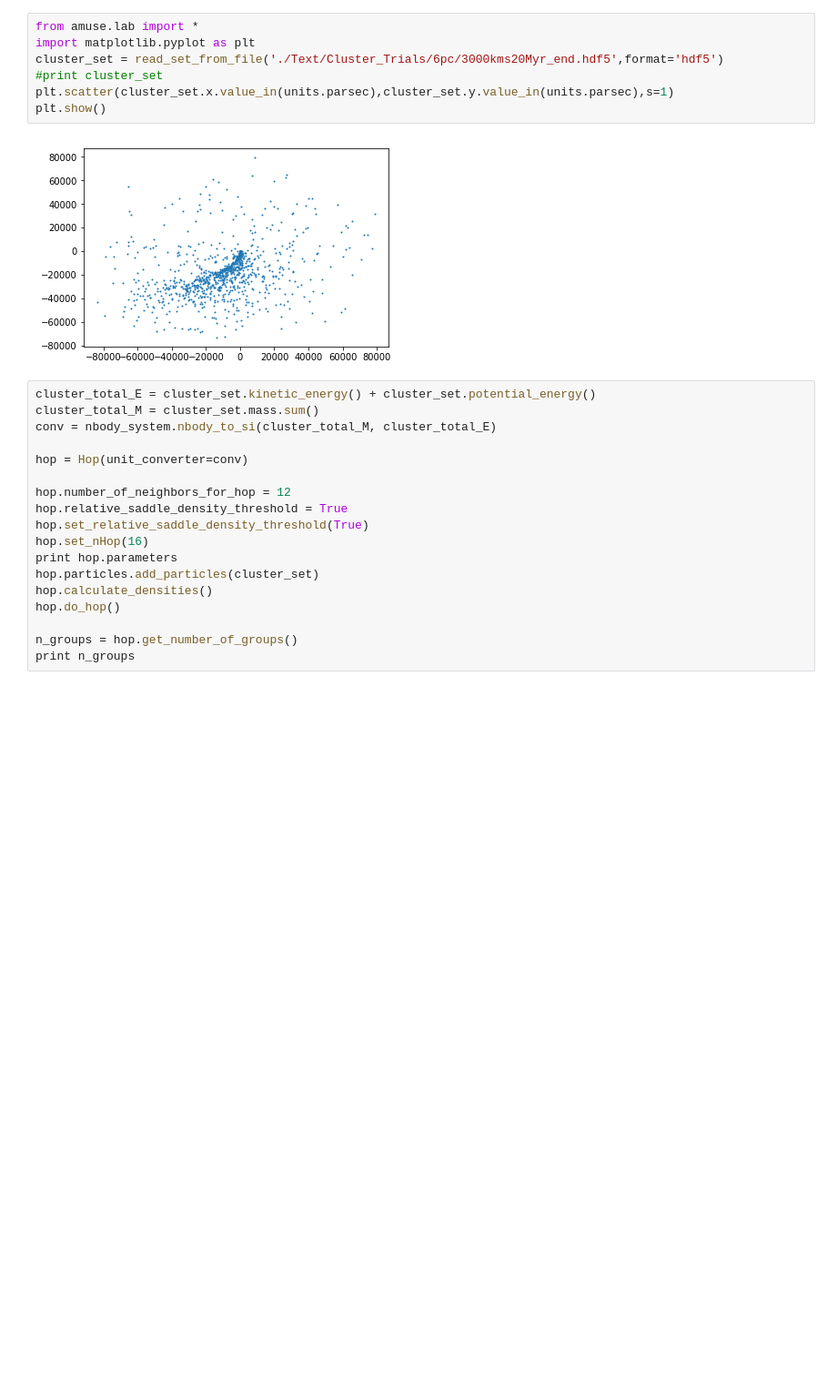
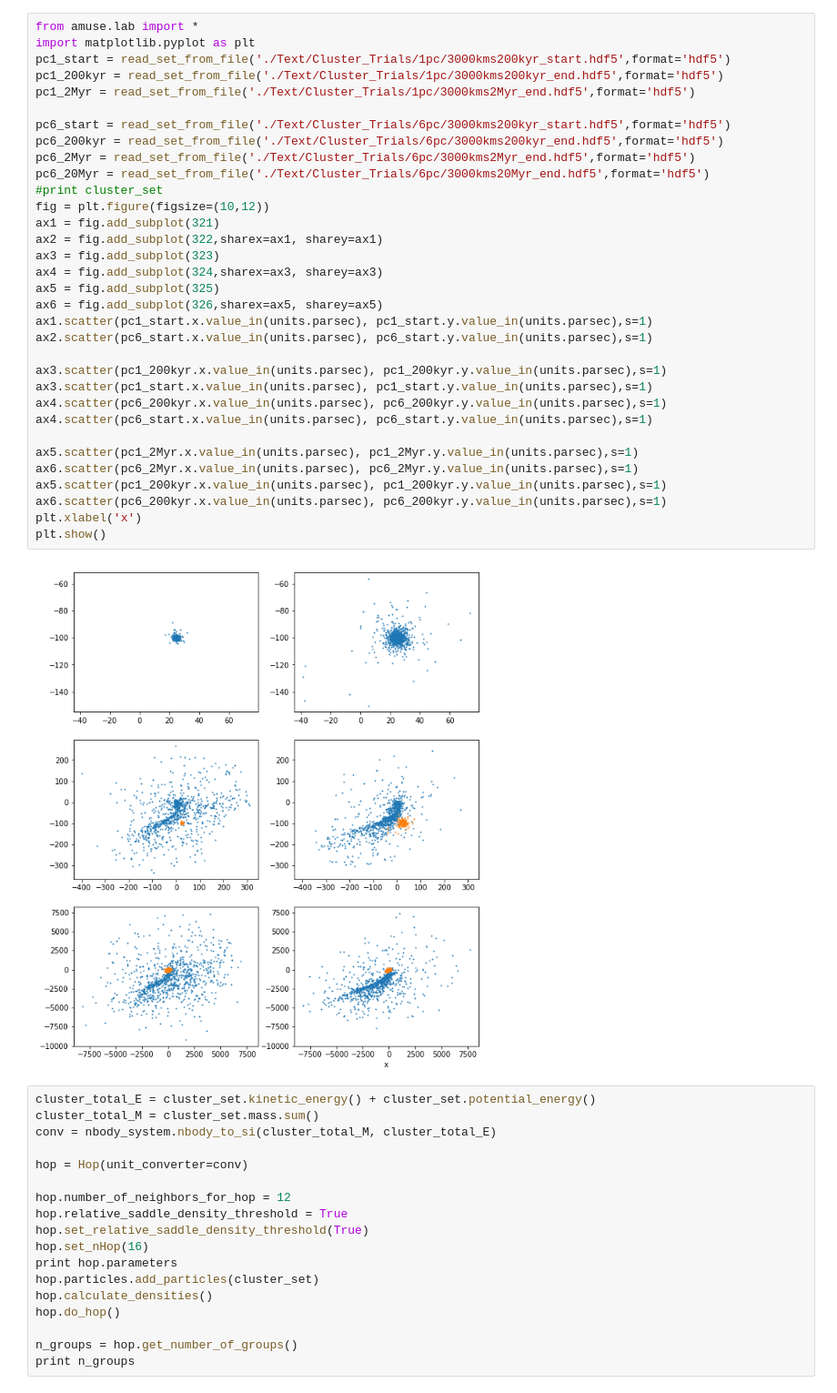
Before and after one commit to seanlabean/summer-research, a Jupyter notebook: Scripts/cluster_plots.ipynb, the cells around one changed output. Shown at 91% size. Cells and saved outputs as stored; diff of their text form; blank space fills up the shorter version.

Commit message:
Recorded particle set data for 6pc and 1pc clusters.

```diff
--- a/Scripts/cluster_plots.ipynb
+++ b/Scripts/cluster_plots.ipynb
@@ -111,12 +109,38 @@ plt.show()
-# %%
-from amuse.lab import *
-import matplotlib.pyplot as plt
-cluster_set = read_set_from_file('./Text/Cluster_Trials/6pc/3000kms20Myr_end.hdf5',format='hdf5')
-#print cluster_set
-plt.scatter(cluster_set.x.value_in(units.parsec),cluster_set.y.value_in(units.parsec),s=1)
-plt.show()
-# %% [output]
-[figure, removed]
+# %%
+from amuse.lab import *
+import matplotlib.pyplot as plt
+pc1_start = read_set_from_file('./Text/Cluster_Trials/1pc/3000kms200kyr_start.hdf5',format='hdf5')
+pc1_200kyr = read_set_from_file('./Text/Cluster_Trials/1pc/3000kms200kyr_end.hdf5',format='hdf5')
+pc1_2Myr = read_set_from_file('./Text/Cluster_Trials/1pc/3000kms2Myr_end.hdf5',format='hdf5')
+
+pc6_start = read_set_from_file('./Text/Cluster_Trials/6pc/3000kms200kyr_start.hdf5',format='hdf5')
+pc6_200kyr = read_set_from_file('./Text/Cluster_Trials/6pc/3000kms200kyr_end.hdf5',format='hdf5')
+pc6_2Myr = read_set_from_file('./Text/Cluster_Trials/6pc/3000kms2Myr_end.hdf5',format='hdf5')
+pc6_20Myr = read_set_from_file('./Text/Cluster_Trials/6pc/3000kms20Myr_end.hdf5',format='hdf5')
+#print cluster_set
+fig = plt.figure(figsize=(10,12))
+ax1 = fig.add_subplot(321)
+ax2 = fig.add_subplot(322,sharex=ax1, sharey=ax1)
+ax3 = fig.add_subplot(323)
+ax4 = fig.add_subplot(324,sharex=ax3, sharey=ax3)
+ax5 = fig.add_subplot(325)
+ax6 = fig.add_subplot(326,sharex=ax5, sharey=ax5)
+ax1.scatter(pc1_start.x.value_in(units.parsec), pc1_start.y.value_in(units.parsec),s=1)
+ax2.scatter(pc6_start.x.value_in(units.parsec), pc6_start.y.value_in(units.parsec),s=1)
+
+ax3.scatter(pc1_200kyr.x.value_in(units.parsec), pc1_200kyr.y.value_in(units.parsec),s=1)
+ax3.scatter(pc1_start.x.value_in(units.parsec), pc1_start.y.value_in(units.parsec),s=1)
+ax4.scatter(pc6_200kyr.x.value_in(units.parsec), pc6_200kyr.y.value_in(units.parsec),s=1)
+ax4.scatter(pc6_start.x.value_in(units.parsec), pc6_start.y.value_in(units.parsec),s=1)
+
+ax5.scatter(pc1_2Myr.x.value_in(units.parsec), pc1_2Myr.y.value_in(units.parsec),s=1)
+ax6.scatter(pc6_2Myr.x.value_in(units.parsec), pc6_2Myr.y.value_in(units.parsec),s=1)
+ax5.scatter(pc1_200kyr.x.value_in(units.parsec), pc1_200kyr.y.value_in(units.parsec),s=1)
+ax6.scatter(pc6_200kyr.x.value_in(units.parsec), pc6_200kyr.y.value_in(units.parsec),s=1)
+plt.xlabel('x')
+plt.show()
+# %% [output]
+[figure, added]
 # %%
 cluster_total_E = cluster_set.kinetic_energy() + cluster_set.potential_energy()
 cluster_total_M = cluster_set.mass.sum()
```
Also changed, not shown: parts of 1 cell of this notebook, 21 other files.
